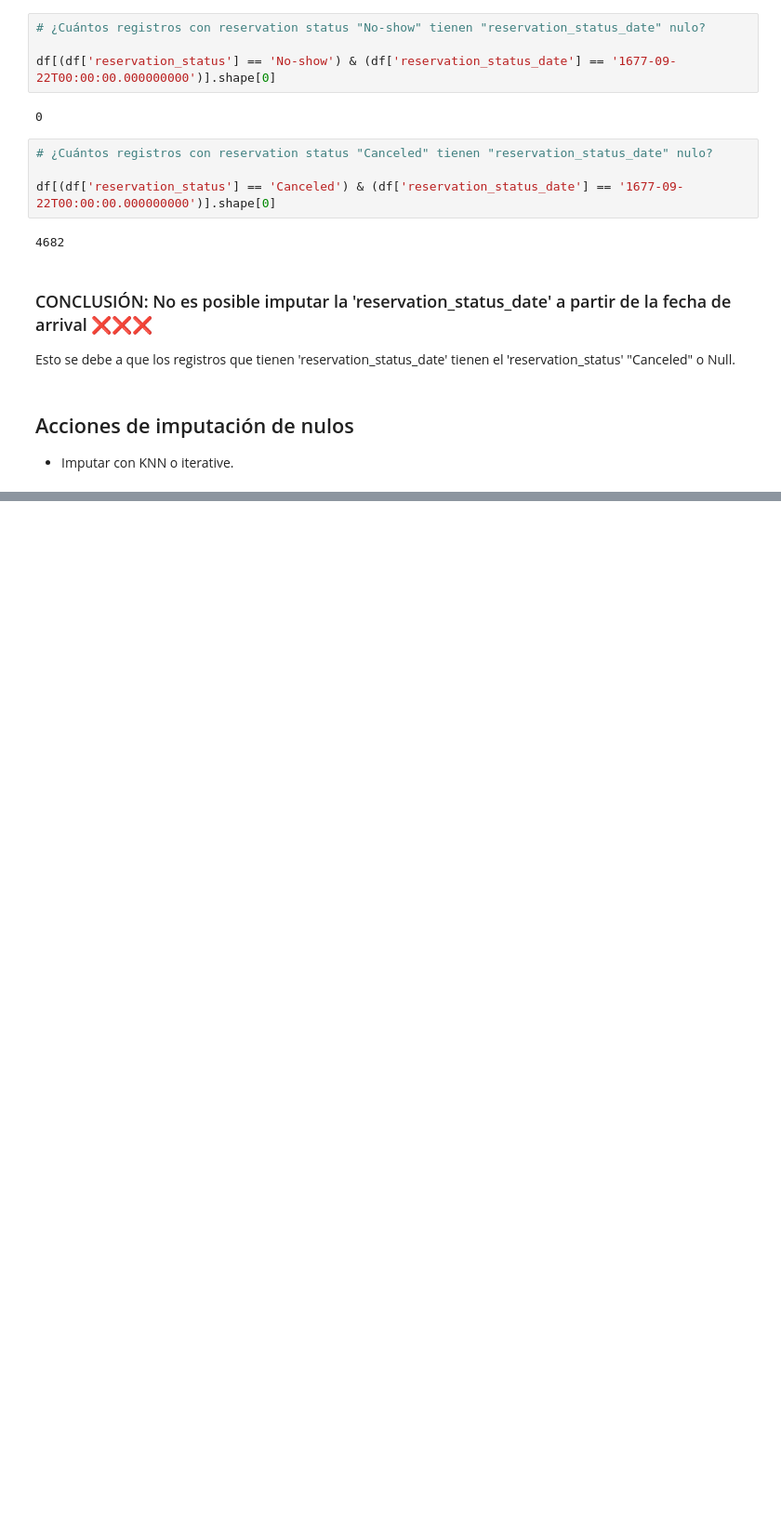
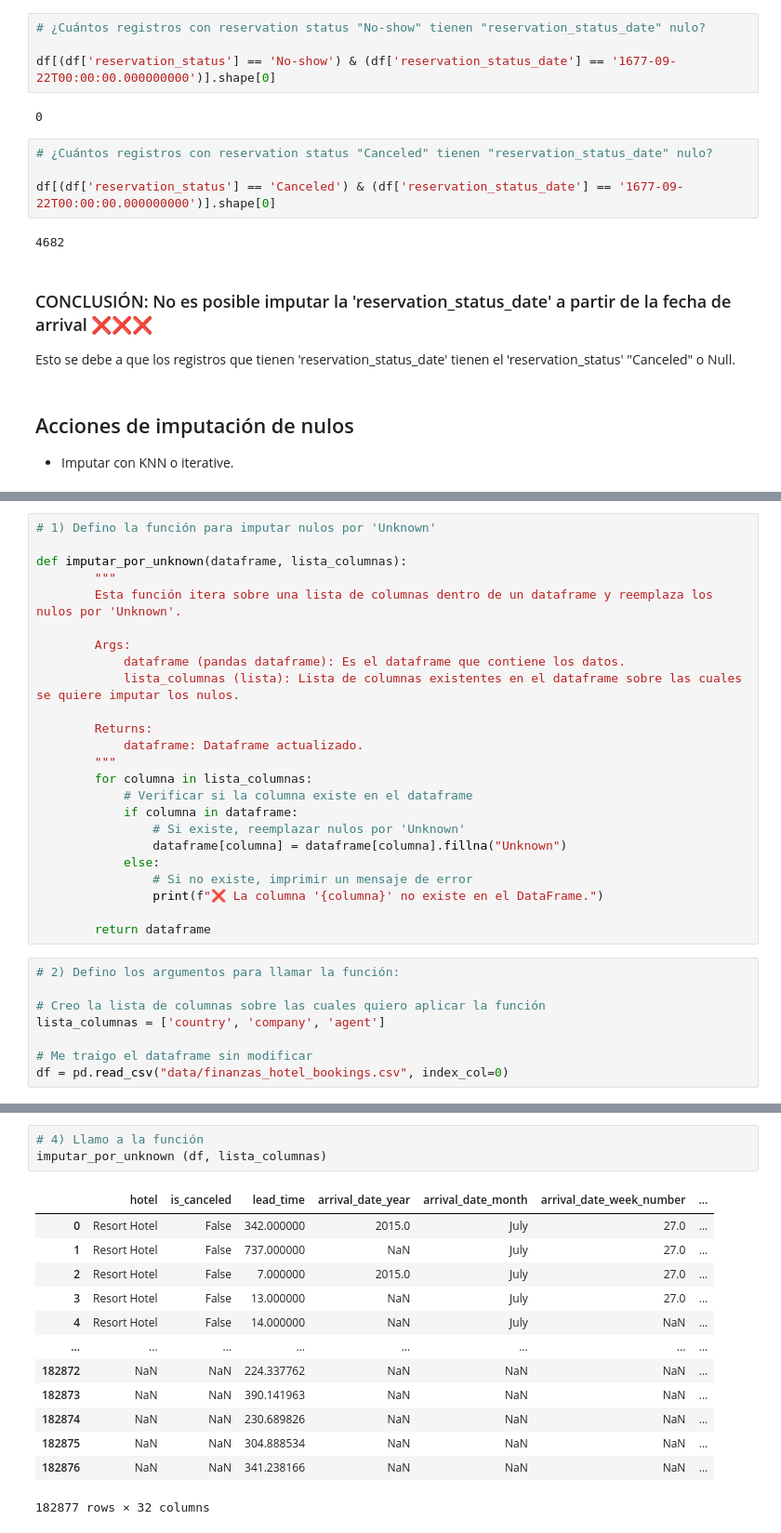
Before and after one commit to carla-caracola/proyecto_analisis_cancelaciones_reservas, a Jupyter notebook: limpieza_transformacion_carla.ipynb, the cells around one changed output, grey strips where cells are left out. Shown: that part at 93% size. Saved outputs shown, nothing was run; the diff lists cells and outputs as text; blank space fills up the shorter version.

Commit message:
Limpieza y transformación de datos
Ajustes en la transformacion de la columna 'reservation_status_date' y creación de las funciones para imputar nulos con 'Unknown' y con la moda.

```diff
--- a/limpieza_transformacion_carla.ipynb
+++ b/limpieza_transformacion_carla.ipynb
@@ -213,0 +310,32 @@ Esto se debe a que los registros que tienen 'reservation_status_date' tienen el
+# %%
+# 1) Defino la función para imputar nulos por 'Unknown'
+
+def imputar_por_unknown(dataframe, lista_columnas):
+        """
+        Esta función itera sobre una lista de columnas dentro de un dataframe y reemplaza los nulos por 'Unknown'.
+
+        Args:
+            dataframe (pandas dataframe): Es el dataframe que contiene los datos.
+            lista_columnas (lista): Lista de columnas existentes en el dataframe sobre las cuales se quiere imputar los nulos.
+
+        Returns:
+            dataframe: Dataframe actualizado.
+        """
+        for columna in lista_columnas:
+            # Verificar si la columna existe en el dataframe
+            if columna in dataframe:
+                # Si existe, reemplazar nulos por 'Unknown'
+                dataframe[columna] = dataframe[columna].fillna("Unknown")
+            else:
+                # Si no existe, imprimir un mensaje de error
+                print(f"❌ La columna '{columna}' no existe en el DataFrame.")
+
+        return dataframe
+# %%
+# 2) Defino los argumentos para llamar la función:
+
+# Creo la lista de columnas sobre las cuales quiero aplicar la función
+lista_columnas = ['country', 'company', 'agent']
+
+# Me traigo el dataframe sin modificar
+df = pd.read_csv("data/finanzas_hotel_bookings.csv", index_col=0)
@@ -213,0 +368,17 @@ Esto se debe a que los registros que tienen 'reservation_status_date' tienen el
+# %%
+# 4) Llamo a la función
+imputar_por_unknown (df, lista_columnas)
+# %% [output]
+|  | hotel | is_canceled | lead_time | arrival_date_year | arrival_date_month | arrival_date_week_number | ... |
+| 0 | Resort Hotel | False | 342.000000 | 2015.0 | July | 27.0 | ... |
+| 1 | Resort Hotel | False | 737.000000 | NaN | July | 27.0 | ... |
+| 2 | Resort Hotel | False | 7.000000 | 2015.0 | July | 27.0 | ... |
+| 3 | Resort Hotel | False | 13.000000 | NaN | July | 27.0 | ... |
+| 4 | Resort Hotel | False | 14.000000 | NaN | July | NaN | ... |
+| ... | ... | ... | ... | ... | ... | ... | ... |
+| 182872 | NaN | NaN | 224.337762 | NaN | NaN | NaN | ... |
+| 182873 | NaN | NaN | 390.141963 | NaN | NaN | NaN | ... |
+| 182874 | NaN | NaN | 230.689826 | NaN | NaN | NaN | ... |
+| 182875 | NaN | NaN | 304.888534 | NaN | NaN | NaN | ... |
+| 182876 | NaN | NaN | 341.238166 | NaN | NaN | NaN | ... |
+182877 rows × 32 columns
```
Also changed, not shown: parts of 23 cells of this notebook.
